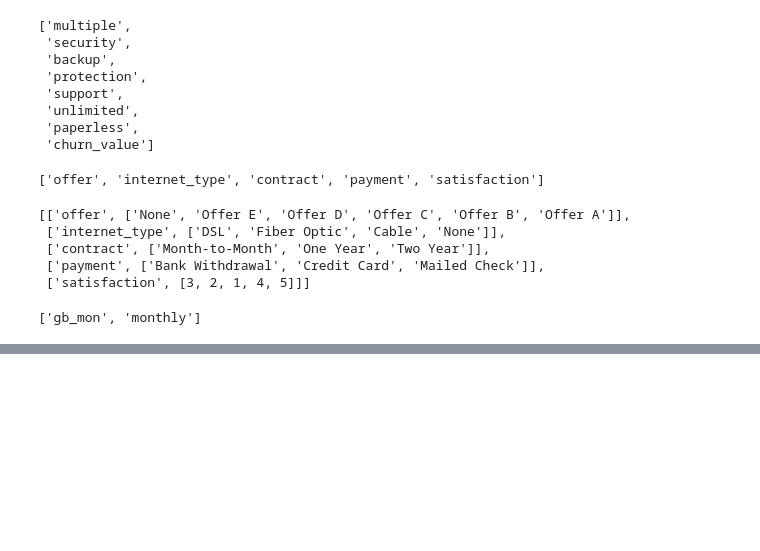
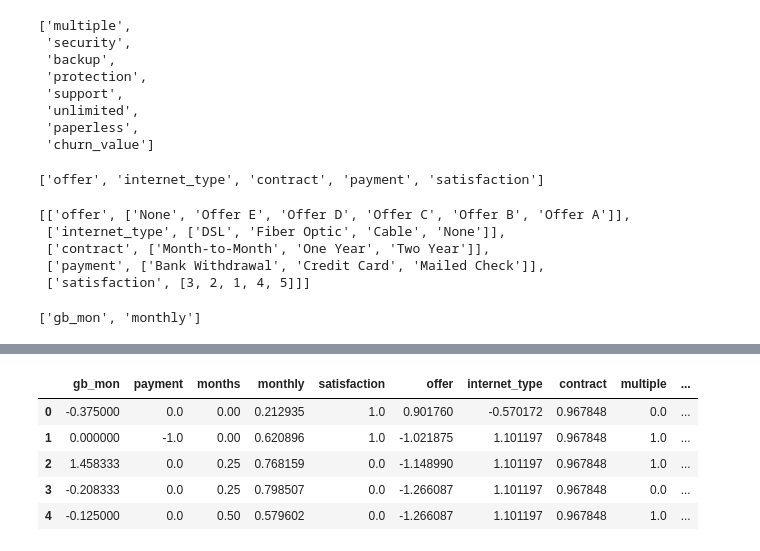
Before and after one commit to ipekgulsencelik/Python_Bootcamp, a Jupyter notebook: 04_Machine_Learning/03_KNN.ipynb, the cells around one changed output, grey strips where cells are left out. Drawn from its saved outputs; the diff is of its cells as text; code cells hidden in the pictures; blank space fills up the shorter version.

```diff
--- a/04_Machine_Learning/03_KNN.ipynb
+++ b/04_Machine_Learning/03_KNN.ipynb
@@ -203,0 +382,23 @@ numeric_variables # Sayısal değişkenlerin listesini gösterir. Bu liste, veri
+# %%
+scaled_columns = robust_cols + min_max_cols + standard_cols # Ölçeklendirme uygulanan sütunların adlarını birleştirir.
+# Bu, ölçeklendirme işlemi sonucunda hangi sütunların dönüştürüldüğünü takip etmek için önemlidir.
+
+new_columns = (
+    scaled_columns +
+    [col for col in df.columns if col not in scaled_columns]
+) # Yeni sütun adlarını oluşturur.
+# scaled_columns listesinde yer alan sütun adlarını öncelikli olarak ekler ve ardından scaled_columns listesinde yer almayan diğer sütunları ekler.
+
+scaled_df = pd.DataFrame(
+    data=scaled_data,
+    columns=new_columns
+) # Ölçeklendirilmiş veriyi yeni bir DataFrame'e dönüştürür.
+
+scaled_df.head()
+# %% [output]
+|  | gb_mon | payment | months | monthly | satisfaction | offer | internet_type | contract | multiple | ... |
+| 0 | -0.375000 | 0.0 | 0.00 | 0.212935 | 1.0 | 0.901760 | -0.570172 | 0.967848 | 0.0 | ... |
+| 1 | 0.000000 | -1.0 | 0.00 | 0.620896 | 1.0 | -1.021875 | 1.101197 | 0.967848 | 1.0 | ... |
+| 2 | 1.458333 | 0.0 | 0.25 | 0.768159 | 0.0 | -1.148990 | 1.101197 | 0.967848 | 1.0 | ... |
+| 3 | -0.208333 | 0.0 | 0.25 | 0.798507 | 0.0 | -1.266087 | 1.101197 | 0.967848 | 0.0 | ... |
+| 4 | -0.125000 | 0.0 | 0.50 | 0.579602 | 0.0 | -1.266087 | 1.101197 | 0.967848 | 1.0 | ... |
```
Also changed, not shown: parts of 18 cells of this notebook.
